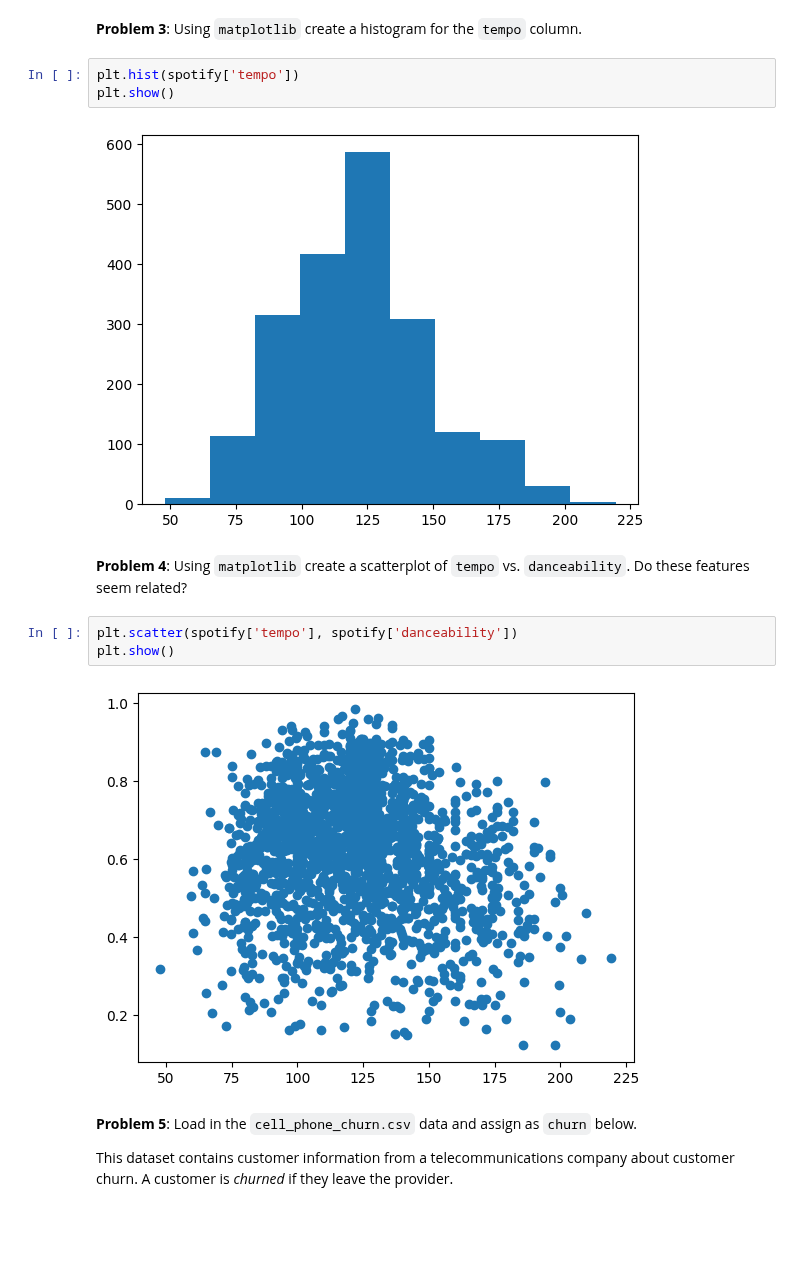
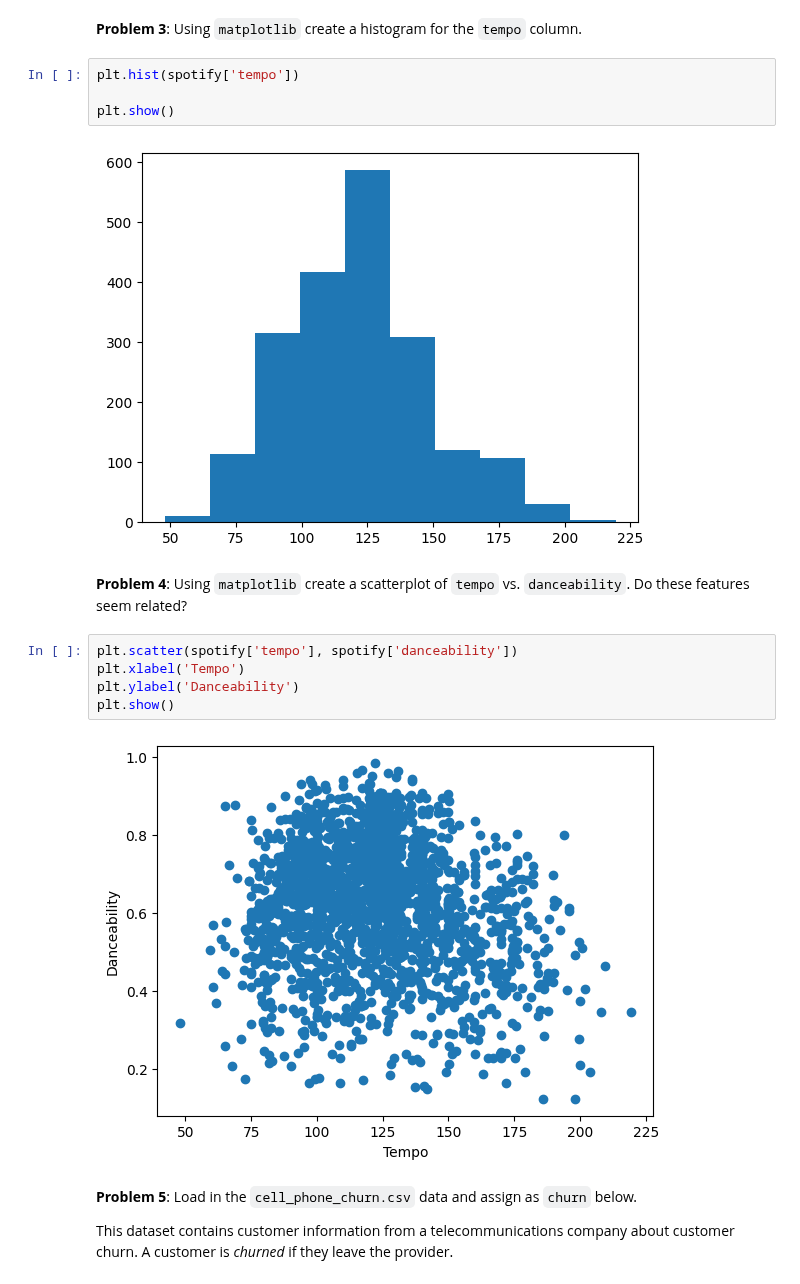
Before and after one commit to josepeon/python_dad_class, a Jupyter notebook: dad_homework_II.ipynb, the cells around one changed output. Cells and saved outputs as stored; diff of their text form; blank space fills up the shorter version.

```diff
--- a/dad_homework_II.ipynb
+++ b/dad_homework_II.ipynb
@@ -41,6 +41,7 @@ dtype: int64
 **Problem 3**: Using `matplotlib` create a histogram for the `tempo` column.
 # %%
 plt.hist(spotify['tempo'])
+
 plt.show()
 # %% [output]
 [figure]
@@ -48,9 +49,11 @@ plt.show()
 **Problem 4**: Using `matplotlib` create a scatterplot of `tempo` vs. `danceability`.  Do these features seem related?
 # %%
 plt.scatter(spotify['tempo'], spotify['danceability'])
+plt.xlabel('Tempo')
+plt.ylabel('Danceability')
 plt.show()
 # %% [output]
-[figure, old version]
+[figure, new version]
 # %% [markdown]
 **Problem 5**: Load in the `cell_phone_churn.csv` data and assign as `churn` below.
 
```
Also changed, not shown: parts of 1 cell of this notebook.
